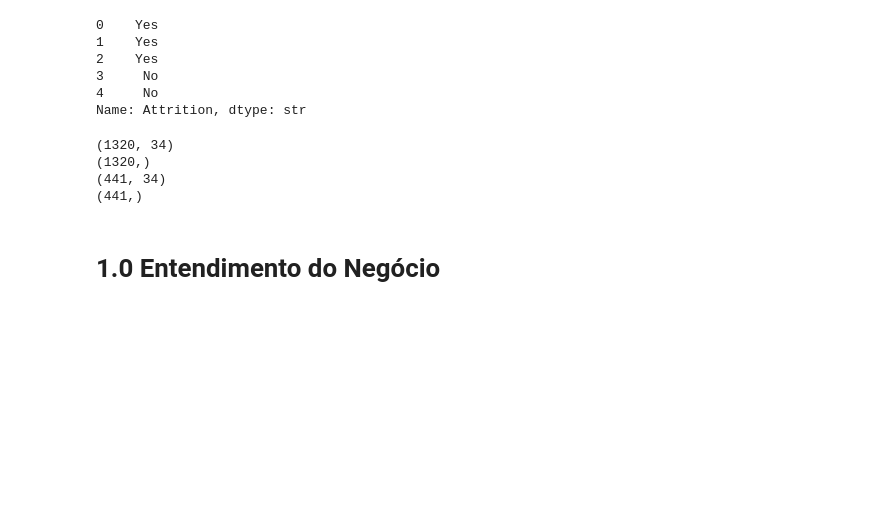
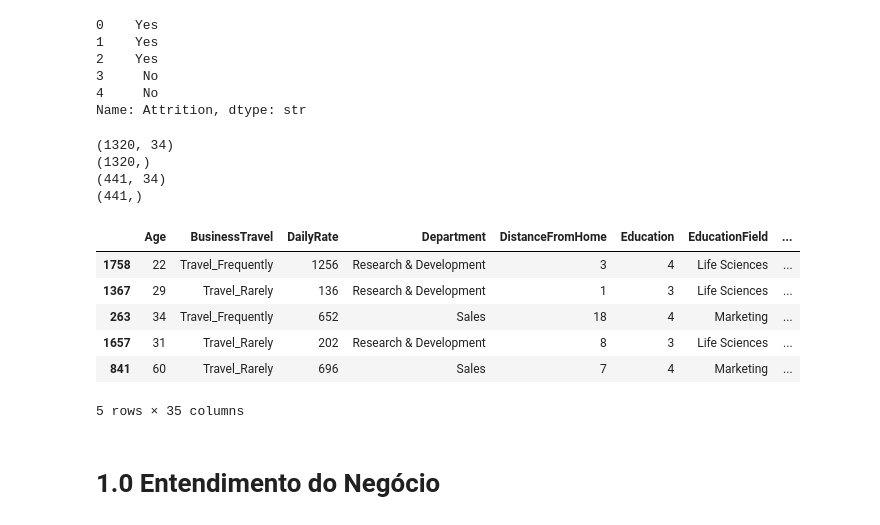
Before and after one commit to lucasffreitasds/projeto_RH_CRISP, a Jupyter notebook: projeto_RH_CRISP.ipynb, the cells around one changed output. Drawn from its saved outputs; the diff is of its cells as text; code cells hidden in the pictures; blank space fills up the shorter version.

```diff
--- a/projeto_RH_CRISP.ipynb
+++ b/projeto_RH_CRISP.ipynb
@@ -93,6 +86,18 @@ print(y_test.shape)
 (1320,)
 (441, 34)
 (441,)
+# %%
+#criando um df apenas de treino para podermos trabalhar daqui em diante sem mexer em teste
+df_train = pd.concat([x_train, y_train], axis=1)
+df_train.head()
+# %% [output]
+|  | Age | BusinessTravel | DailyRate | Department | DistanceFromHome | Education | EducationField | ... |
+| 1758 | 22 | Travel_Frequently | 1256 | Research & Development | 3 | 4 | Life Sciences | ... |
+| 1367 | 29 | Travel_Rarely | 136 | Research & Development | 1 | 3 | Life Sciences | ... |
+| 263 | 34 | Travel_Frequently | 652 | Sales | 18 | 4 | Marketing | ... |
+| 1657 | 31 | Travel_Rarely | 202 | Research & Development | 8 | 3 | Life Sciences | ... |
+| 841 | 60 | Travel_Rarely | 696 | Sales | 7 | 4 | Marketing | ... |
+5 rows × 35 columns
 # %% [markdown]
 # 1.0 Entendimento do Negócio
 # %% [markdown]
```
Also changed, not shown: parts of 12 cells of this notebook.
